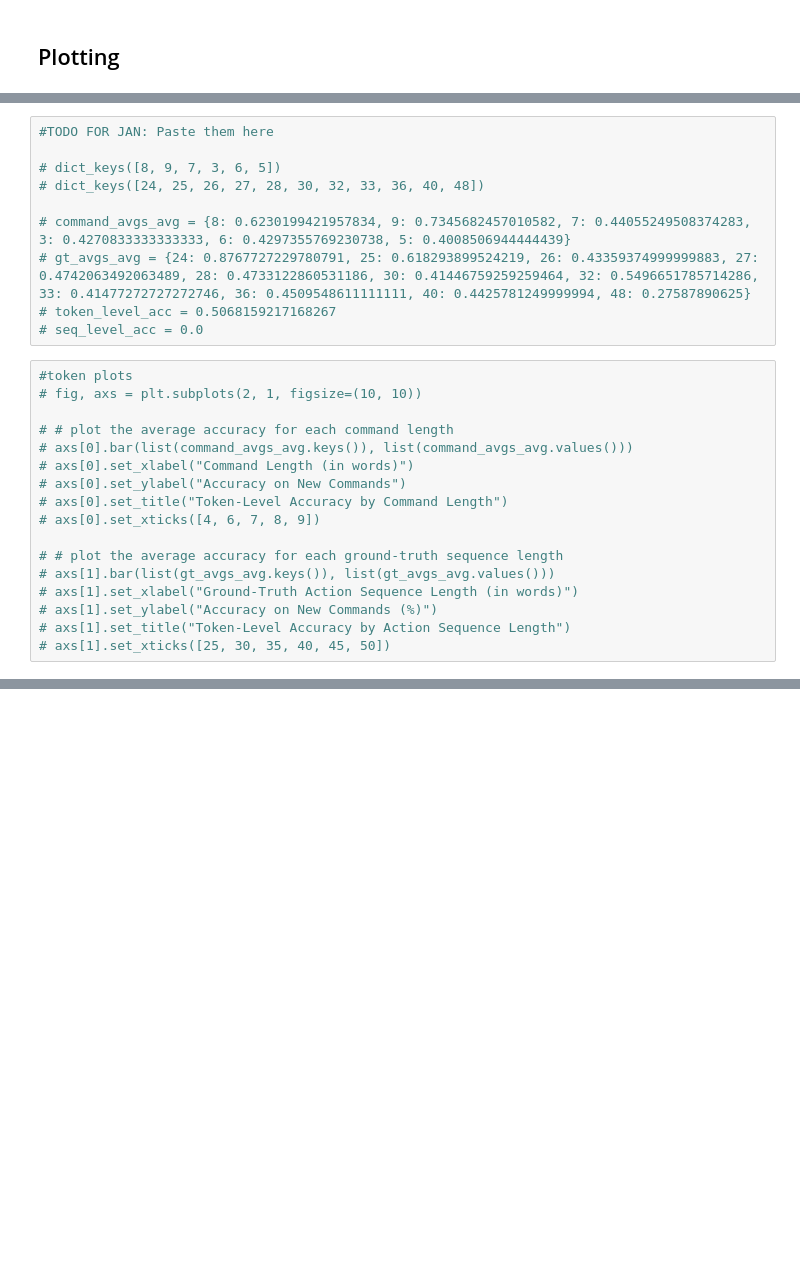
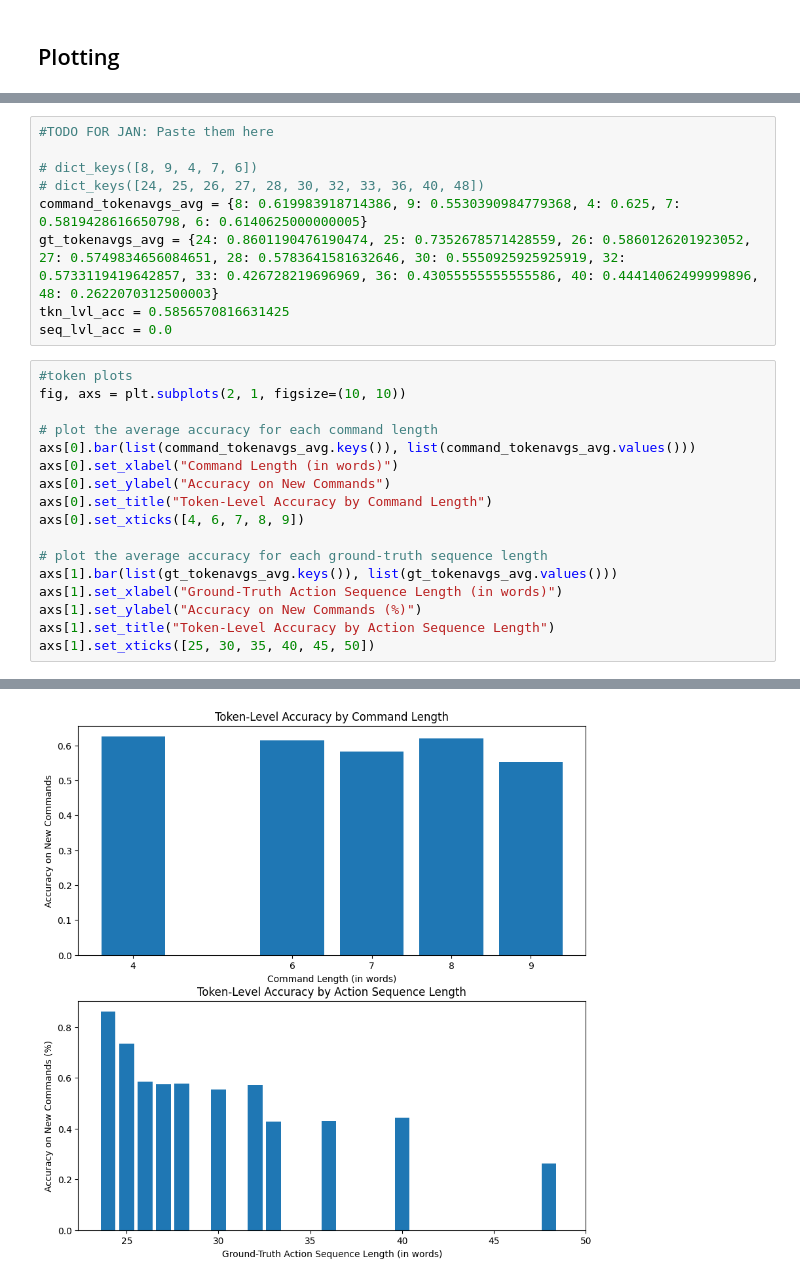
Before and after one commit to bragg13/crispy-fortnight, a Jupyter notebook: experiment2.ipynb, the cells around one changed output, grey strips where cells are left out. Saved outputs shown, nothing was run; the diff lists cells and outputs as text; blank space fills up the shorter version.

```diff
--- a/experiment2.ipynb
+++ b/experiment2.ipynb
@@ -704,27 +731,27 @@ Plotting without oracle
 # %%
 #TODO FOR JAN: Paste them here
 
-# dict_keys([8, 9, 7, 3, 6, 5])
+# dict_keys([8, 9, 4, 7, 6])
 # dict_keys([24, 25, 26, 27, 28, 30, 32, 33, 36, 40, 48])
-
-# command_avgs_avg = {8: 0.6230199421957834, 9: 0.7345682457010582, 7: 0.44055249508374283, 3: 0.4270833333333333, 6: 0.4297355769230738, 5: 0.4008506944444439}
-# gt_avgs_avg = {24: 0.8767727229780791, 25: 0.618293899524219, 26: 0.43359374999999883, 27: 0.4742063492063489, 28: 0.4733122860531186, 30: 0.41446759259259464, 32: 0.5496651785714286, 33: 0.41477272727272746, 36: 0.4509548611111111, 40: 0.4425781249999994, 48: 0.27587890625}
-# token_level_acc = 0.5068159217168267
-# seq_level_acc = 0.0
+command_tokenavgs_avg = {8: 0.619983918714386, 9: 0.5530390984779368, 4: 0.625, 7: 0.5819428616650798, 6: 0.6140625000000005}
+gt_tokenavgs_avg = {24: 0.8601190476190474, 25: 0.7352678571428559, 26: 0.5860126201923052, 27: 0.5749834656084651, 28: 0.5783641581632646, 30: 0.5550925925925919, 32: 0.5733119419642857, 33: 0.426728219696969, 36: 0.43055555555555586, 40: 0.44414062499999896, 48: 0.2622070312500003}
+tkn_lvl_acc = 0.5856570816631425
+seq_lvl_acc = 0.0
 # %%
 #token plots
-# fig, axs = plt.subplots(2, 1, figsize=(10, 10))
+fig, axs = plt.subplots(2, 1, figsize=(10, 10))
 
-# # plot the average accuracy for each command length
-# axs[0].bar(list(command_avgs_avg.keys()), list(command_avgs_avg.values()))
-# axs[0].set_xlabel("Command Length (in words)")
-# axs[0].set_ylabel("Accuracy on New Commands")
-# axs[0].set_title("Token-Level Accuracy by Command Length")
-# axs[0].set_xticks([4, 6, 7, 8, 9])
+# plot the average accuracy for each command length
+axs[0].bar(list(command_tokenavgs_avg.keys()), list(command_tokenavgs_avg.values()))
+axs[0].set_xlabel("Command Length (in words)")
+axs[0].set_ylabel("Accuracy on New Commands")
+axs[0].set_title("Token-Level Accuracy by Command Length")
+axs[0].set_xticks([4, 6, 7, 8, 9])
 
-# # plot the average accuracy for each ground-truth sequence length
-# axs[1].bar(list(gt_avgs_avg.keys()), list(gt_avgs_avg.values()))
-# axs[1].set_xlabel("Ground-Truth Action Sequence Length (in words)")
-# axs[1].set_ylabel("Accuracy on New Commands (%)")
-# axs[1].set_title("Token-Level Accuracy by Action Sequence Length")
-# axs[1].set_xticks([25, 30, 35, 40, 45, 50])
+# plot the average accuracy for each ground-truth sequence length
+axs[1].bar(list(gt_tokenavgs_avg.keys()), list(gt_tokenavgs_avg.values()))
+axs[1].set_xlabel("Ground-Truth Action Sequence Length (in words)")
+axs[1].set_ylabel("Accuracy on New Commands (%)")
+axs[1].set_title("Token-Level Accuracy by Action Sequence Length")
+axs[1].set_xticks([25, 30, 35, 40, 45, 50])
+# %% [output]
@@ -730,0 +764 @@ Plotting without oracle
+[figure, added]
```
Also changed, not shown: parts of 17 cells of this notebook.
